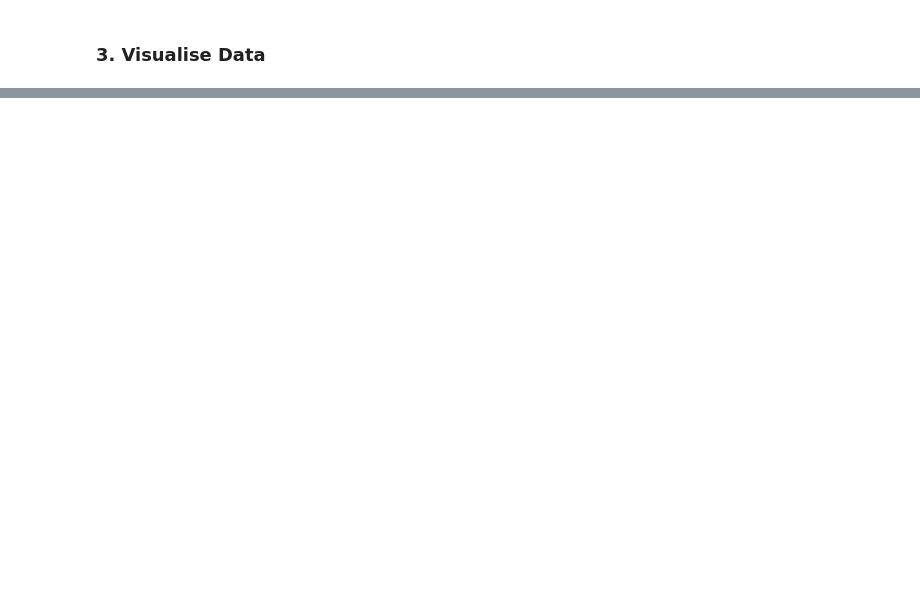
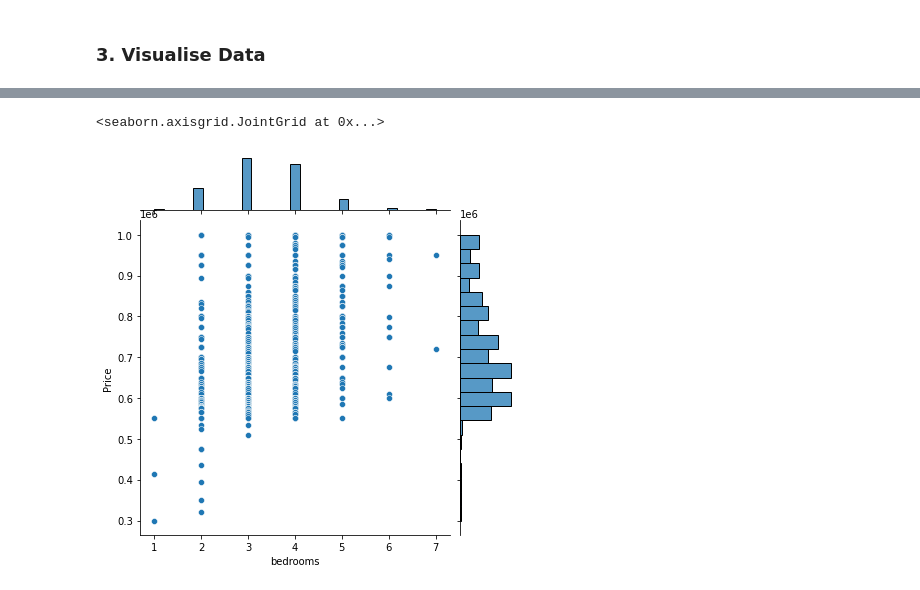
Before and after one commit to San-09/IBMCaptsone, a Jupyter notebook: The Battle of Neighbourhoods/The Battle of Neighbourhoods - Main.ipynb, the cells around one changed output, grey strips where cells are left out. Saved outputs shown, nothing was run; the diff lists cells and outputs as text; code cells hidden in the pictures; blank space fills up the shorter version.

```diff
--- a/The Battle of Neighbourhoods/The Battle of Neighbourhoods - Main.ipynb
+++ b/The Battle of Neighbourhoods/The Battle of Neighbourhoods - Main.ipynb
@@ -451,0 +738,5 @@ df_subset
+# %%
+sns.jointplot(x='bedrooms', y='Price', data=df[['bedrooms','Price']])
+# %% [output]
+<seaborn.axisgrid.JointGrid at 0x...>
+[figure, added]
```
Also changed, not shown: parts of 27 cells of this notebook.
